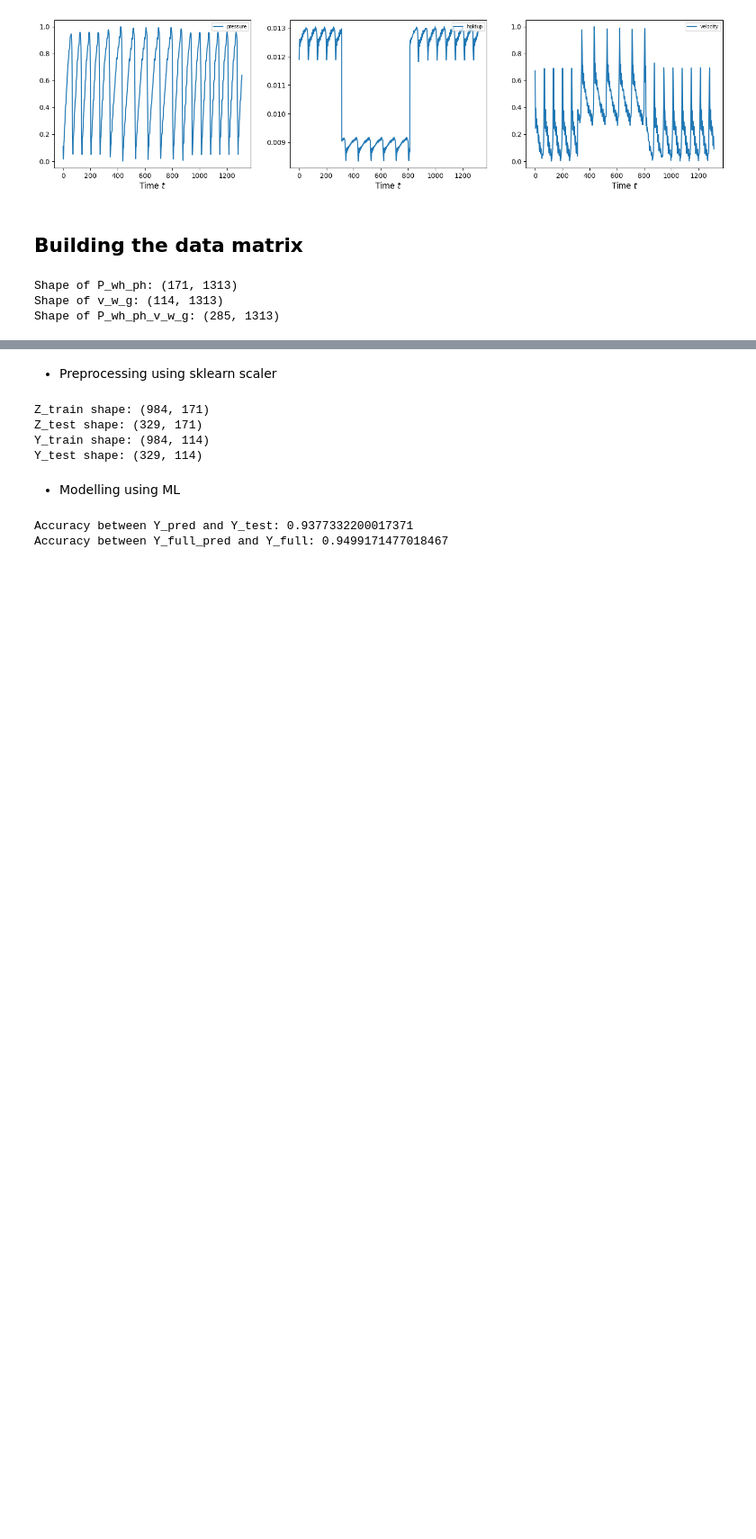
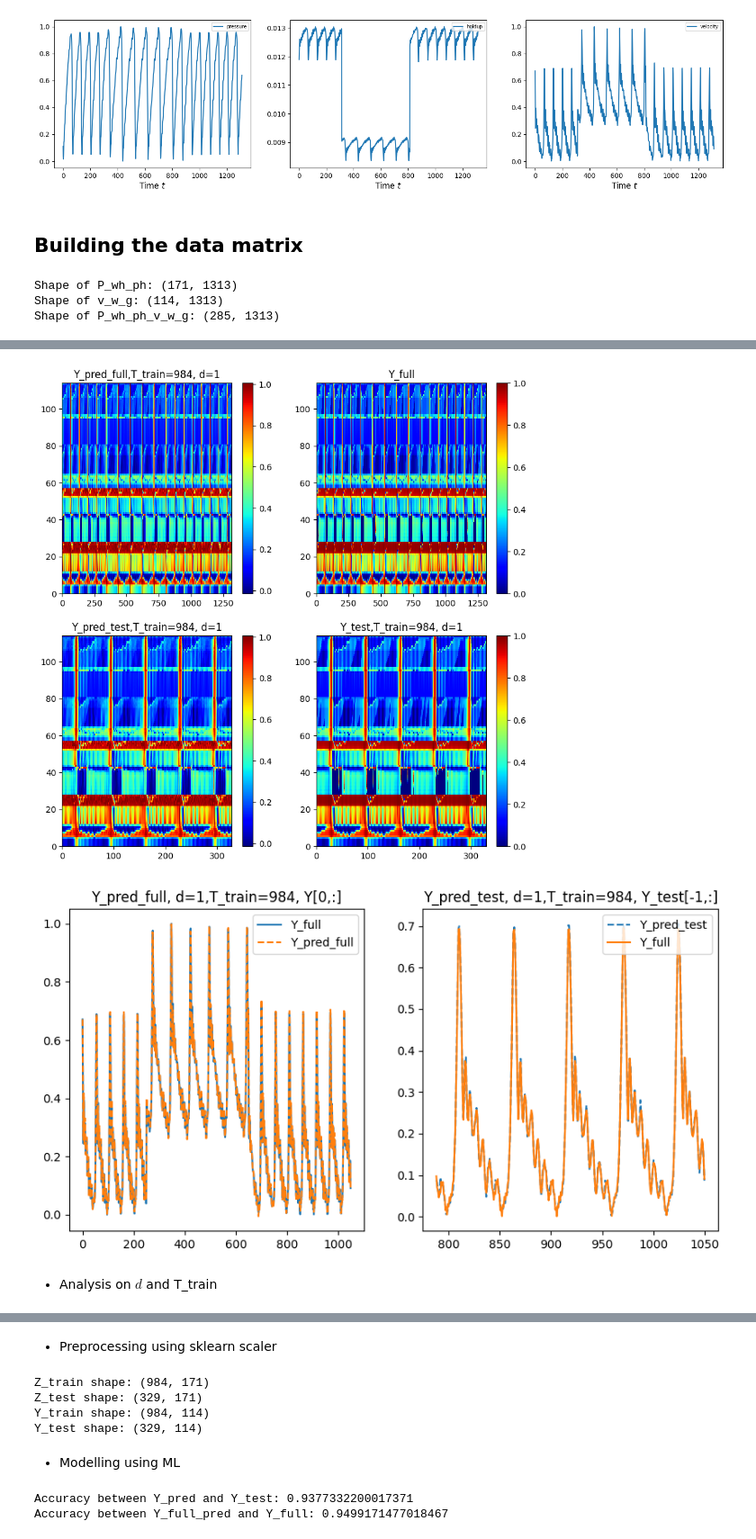
Before and after one commit to arofenitra/data-driven-modelling-fluid-flow, a Jupyter notebook: notebook/ML_modelling.ipynb, the cells around one changed output, grey strips where cells are left out. Shown at 90% size. Saved outputs shown, nothing was run; the diff lists cells and outputs as text; code cells hidden in the pictures; blank space fills up the shorter version.

```diff
--- a/notebook/ML_modelling.ipynb
+++ b/notebook/ML_modelling.ipynb
@@ -63,8 +84,9 @@ gas_velocity = df4.iloc[t_start:,:x_end].to_numpy().T
 L = x[-1] # length of spatial domain
 N = len(x) # number of spatial points in [0,L]
 
-T = t[-1] # total time
-Nt = len(t) # number of temporal points in [0,T]
+#T = t[-1] # total time
+T = len(t) # number of temporal points in [0,T]
+Nt = len(t)-1
 #Input data
 
 plt.figure(figsize=(18,4))
@@ -158,0 +185,63 @@ Y shape: (1313, 114)
+# %%
+T_train = 3*Nt//4
+print(f"T_train: {T_train}\n")
+# Predictor variables Z and target variable Y
+Z = [] # each element will be stack the matrices of pressure, water holdup, gas holdup, water velocity, gas velocity
+d = 1
+Y = [] # each element will be stack the matrices of water holdup, water velocity
+Z = P_wh_ph
+Y = v_w_g
+
+Y_train = Y[:,d:T_train]
+Z_train = np.vstack([Z[:,i:T_train-d+i] for i in range(d)])
+
+print(f"Y_train shape: {Y_train.shape}\nZ_train shape: {Z_train.shape}\n")
+Z_inv = np.linalg.pinv(Z_train)
+A = Y_train @ Z_inv
+print(f"A shape: {A.shape}\n")
+Z_full = np.vstack([Z[:,i:Nt-d+i+1] for i in range(d)])
+Z_test = np.vstack([Z[:,T_train+i:Nt-d+i+1] for i in range(d)])
+print(f"Z_full shape: {Z_full.shape}\nZ_test shape: {Z_test.shape}\n")
+Y_pred_full1 = Y [:,:d]
+Y_pred_full2 = A @ Z_full
+Y_pred_full = np.hstack([Y_pred_full1,Y_pred_full2])
+print(f"Y_pred_full shape: {Y_pred_full.shape}\n")
+# Y_pred_full = np.vstack([Y_pred_full1,Y_pred_full2])
+Y_pred_test = A @ Z_test
+print(f"Y_pred_full shape: {Y_pred_full.shape}\nY_pred_test shape: {Y_pred_test.shape}\n")
+print(f"Accuracy between Y_pred_full and Y_full: {np.linalg.norm(Y_pred_full - Y)/np.linalg.norm(Y)}\n")
+print(f"Accuracy between Y_pred_test and Y_test: {np.linalg.norm(Y_pred_test - Y[:,T_train-d:T_train])/np.linalg.norm(Y[:,T_train-d:T_train])}\n")
+
+plt.figure(figsize=(10,10))
+plt.subplot(2, 2, 1)
+plt.title(f"Y_pred_full,T_train={T_train}, d={d}")
+plt.pcolormesh(Y_pred_full,cmap='jet',label='Y_pred_full', vmin=np.percentile(Y_pred_full,1), vmax=np.percentile(Y_pred_full,99)) # vmin and vmax are used to normalize the data, they are the percentiles of the data
+plt.colorbar()
+plt.subplot(2, 2, 2)
+plt.title("Y_full")
+plt.pcolormesh(Y,cmap='jet',label='Y_full')
+plt.colorbar()
+plt.subplot(2, 2, 3)
+plt.title(f"Y_pred_test,T_train={T_train}, d={d}")
+plt.pcolormesh(Y_pred_test,cmap='jet',label='Y_pred_test', vmin=np.percentile(Y_pred_full,1), vmax=np.percentile(Y_pred_full,99)) # vmin and vmax are used to normalize the data, they are the percentiles of the data
+plt.colorbar()
+plt.subplot(2, 2, 4)
+plt.title(f"Y_test,T_train={T_train}, d={d}")
+plt.pcolormesh(Y[:,T_train:],cmap='jet',label='Y_test')
+plt.colorbar()
+plt.show()
+
+plt.figure(figsize=(10,5))
+plt.subplot(1, 2, 1)
+plt.title(f"Y_pred_full, d={d},T_train={T_train}, Y[0,:]")
+plt.plot(t,Y[0,:],label='Y_full')
+plt.plot(t,Y_pred_full[0,:],"--",label='Y_pred_full')
+plt.legend(loc='upper right')
+plt.subplot(1, 2, 2)
+plt.title(f"Y_pred_test, d={d},T_train={T_train}, Y_test[-1,:]")
+plt.plot(t[T_train+1:],Y_pred_test[0,:],"--",label='Y_pred_test')
+plt.plot(t[T_train+1:],Y[0,T_train+1:],label='Y_full')
+plt.legend(loc='upper right')
+
+plt.show()
+# %% [output]
@@ -158,0 +266,4 @@ Y shape: (1313, 114)
+[figure, added]
+[figure, added]
+# %% [markdown]
+- Analysis on $d$ and T_train
```
Also changed, not shown: parts of 22 cells of this notebook, 5 other files.
